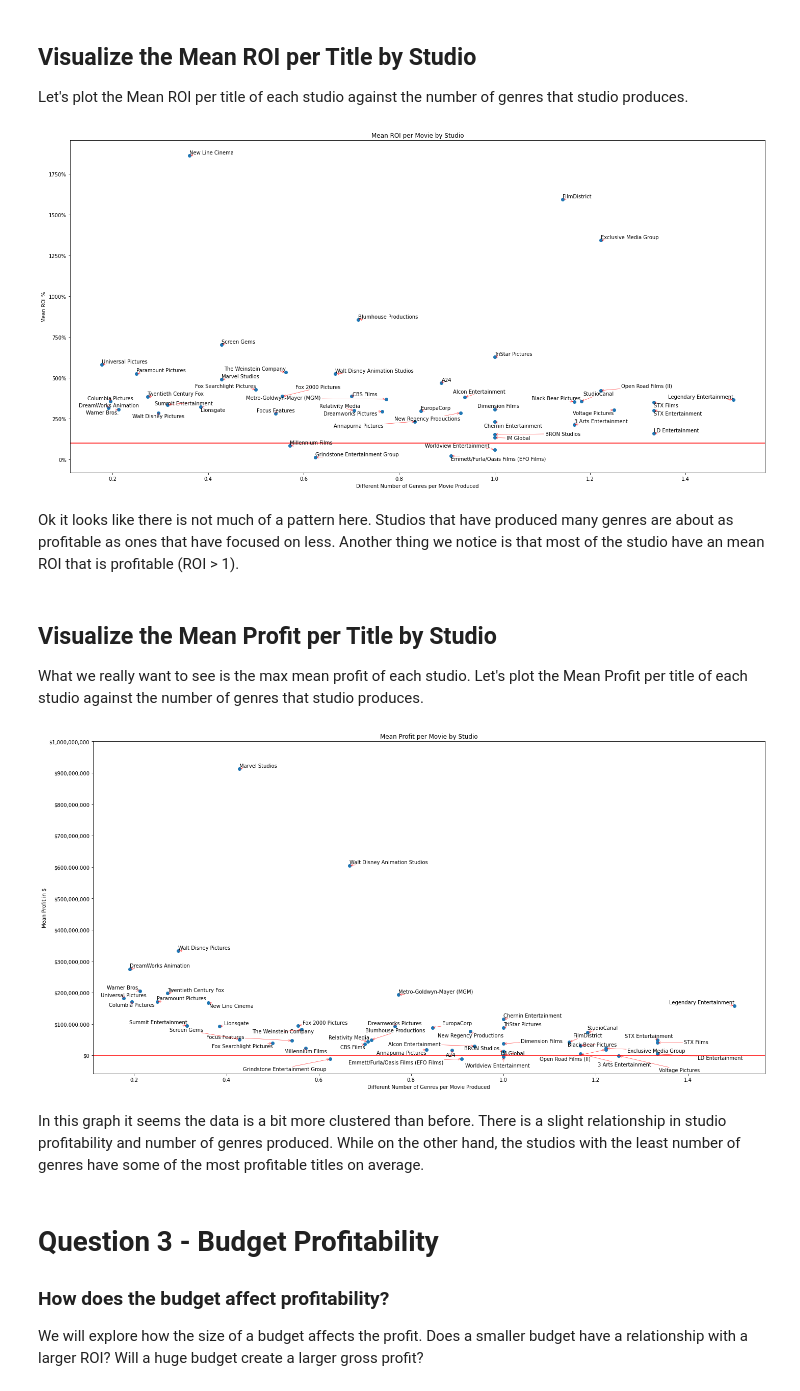
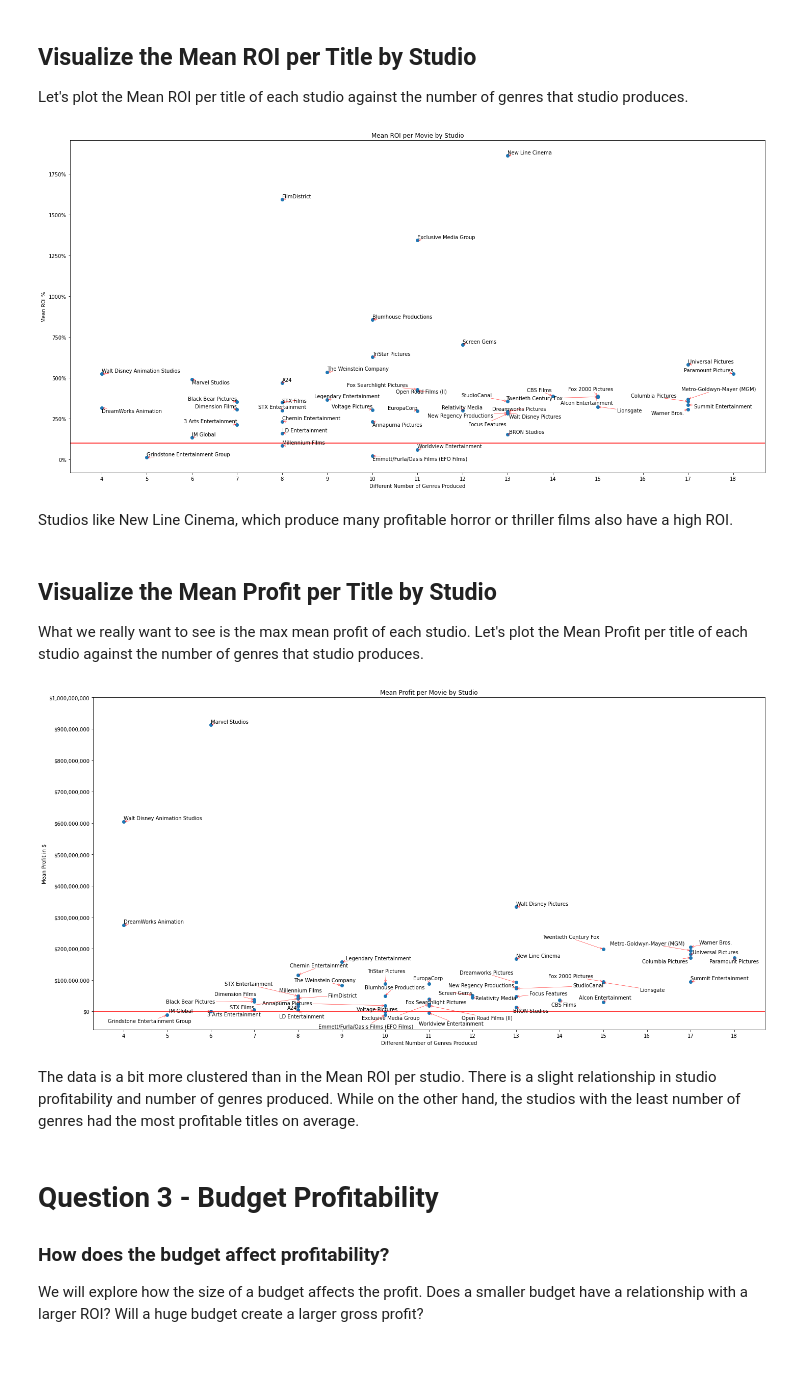
Before and after one commit to harryminds/Movie-Data-EDA, a Jupyter notebook: Movie Data EDA.ipynb, the cells around one changed output. Saved outputs shown, nothing was run; the diff lists cells and outputs as text; code cells hidden in the pictures; blank space fills up the shorter version.

```diff
--- a/Movie Data EDA.ipynb
+++ b/Movie Data EDA.ipynb
@@ -397,49 +396,49 @@ New Line Cinema ['Music', 'Musical', 'Drama', 'Romance', 'Horror', 'Adventure',
 Let's plot the Mean ROI per title of each studio against the number of genres that studio produces.
 # %%
 fig, ax = plt.subplots(figsize=(20,10))
-ax.scatter(studios_genre_df.genres_per_movies, studios_genre_df.mean_roi)
+ax.scatter(studios_genre_df.genre_count, studios_genre_df.mean_roi)
 ax.axhline(100, color='red')
 texts = []
 for i, txt in enumerate(studios_genre_df.studio):
-    texts.append(ax.annotate(txt, (studios_genre_df.genres_per_movies[i], studios_genre_df.mean_roi[i]), fontsize=10))
+    texts.append(ax.annotate(txt, (studios_genre_df.genre_count[i], studios_genre_df.mean_roi[i]), fontsize=10))
 adjust_text(texts, only_move={'points':'y', 'texts':'y'}, arrowprops=dict(arrowstyle="->", color='r', lw=0.5))
 ax.set_title('Mean ROI per Movie by Studio')
 ax.set_ylabel('Mean ROI %')
-ax.set_xlabel('Different Number of Genres per Movie Produced')
+ax.set_xlabel('Different Number of Genres Produced')
 ax.yaxis.set_major_formatter('{x:.0f}%')
-#ax.xaxis.set_ticks(np.linspace(4,18,15))
+ax.xaxis.set_ticks(np.linspace(4,18,15))
 plt.tight_layout()
 plt.show()
 fig.savefig('./figures/mean_roi_byStudio.png')
 # %% [output]
-[figure, old version]
+[figure, new version]
-# %% [markdown]
-Ok it looks like there is not much of a pattern here. Studios that have produced many genres are about as profitable as ones that have focused on less. Another thing we notice is that most of the studio have an mean ROI that is profitable (ROI > 1).
+# %% [markdown]
+Studios like New Line Cinema, which produce many profitable horror or thriller films also have a high ROI.
 # %% [markdown]
 <h2>Visualize the Mean Profit per Title by Studio</h2>
 
 What we really want to see is the max mean profit of each studio. Let's plot the Mean Profit per title of each studio against the number of genres that studio produces.
 # %%
 fig, ax = plt.subplots(figsize=(20,10))
-ax.scatter(studios_genre_df.genres_per_movies, studios_genre_df.mean_profit)
+ax.scatter(studios_genre_df.genre_count, studios_genre_df.mean_profit)
 ax.axhline(1, color='red')
 texts=[]
 for i, txt in enumerate(studios_genre_df.studio):
-    texts.append(ax.annotate(txt, (studios_genre_df.genres_per_movies[i], studios_genre_df.mean_profit[i]), fontsize=10))
+    texts.append(ax.annotate(txt, (studios_genre_df.genre_count[i], studios_genre_df.mean_profit[i]), fontsize=10))
 adjust_text(texts, only_move={'points':'y', 'texts':'y'}, arrowprops=dict(arrowstyle="->", color='r', lw=0.5))
 ax.set_title('Mean Profit per Movie by Studio')
 ax.set_ylabel('Mean Profit in $')
 ax.yaxis.set_ticks(np.linspace(0,1000000000,11))
 ax.yaxis.set_major_formatter('${x:,.0f}')
-ax.set_xlabel('Different Number of Genres per Movie Produced')
-#ax.xaxis.set_ticks(np.linspace(4,18,15))
+ax.set_xlabel('Different Number of Genres Produced')
+ax.xaxis.set_ticks(np.linspace(4,18,15))
 plt.tight_layout()
 plt.show()
 fig.savefig('./figures/mean_profit_byStudio.png')
 # %% [output]
-[figure, old version]
+[figure, new version]
 # %% [markdown]
-In this graph it seems the data is a bit more clustered than before. There is a slight relationship in studio profitability and number of genres produced. While on the other hand, the studios with the least number of genres have some of the most profitable titles on average.
+The data is a bit more clustered than in the Mean ROI per studio. There is a slight relationship in studio profitability and number of genres produced. While on the other hand, the studios with the least number of genres had the most profitable titles on average.
 # %% [markdown]
 <h1>Question 3 - Budget Profitability</h1>
 
```
Also changed, not shown: parts of 4 cells of this notebook, 5 other files.
